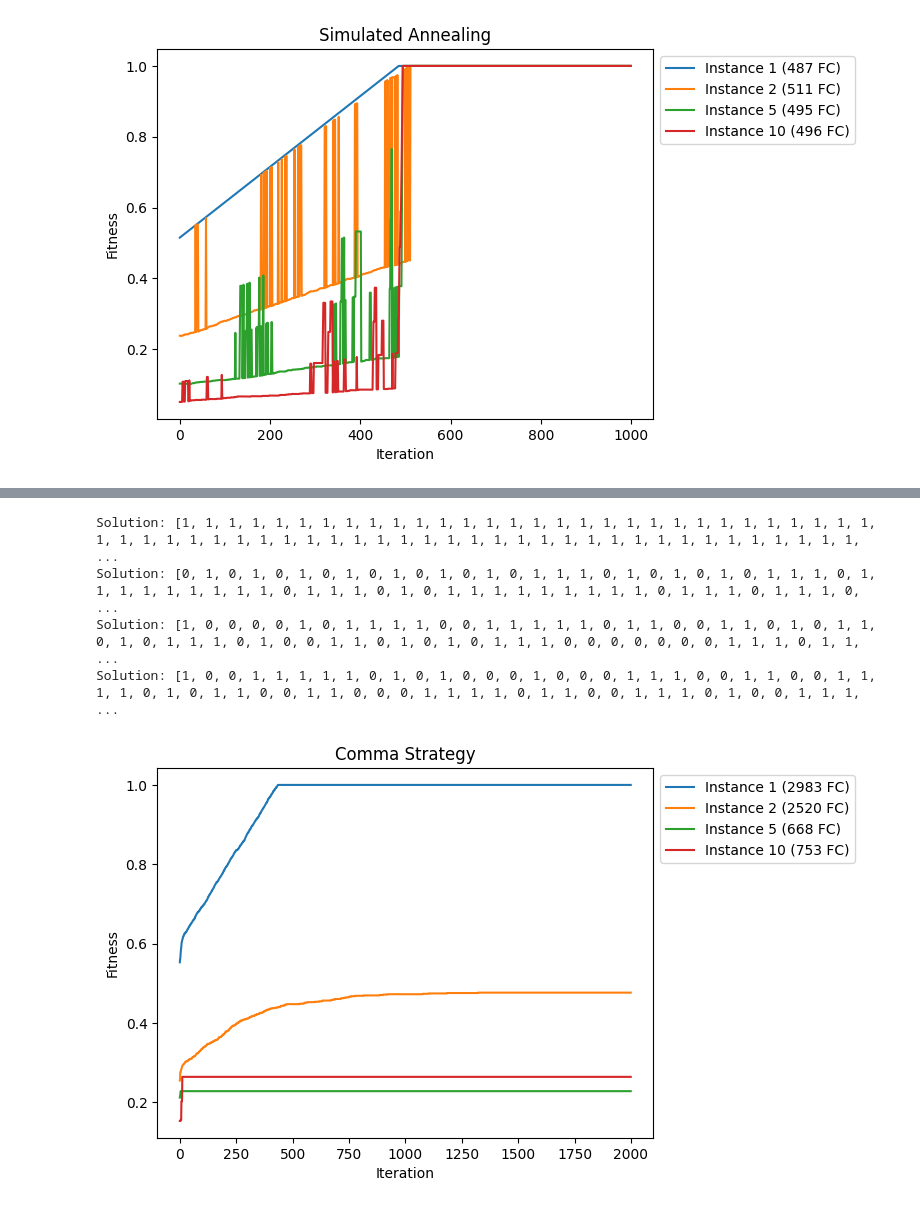
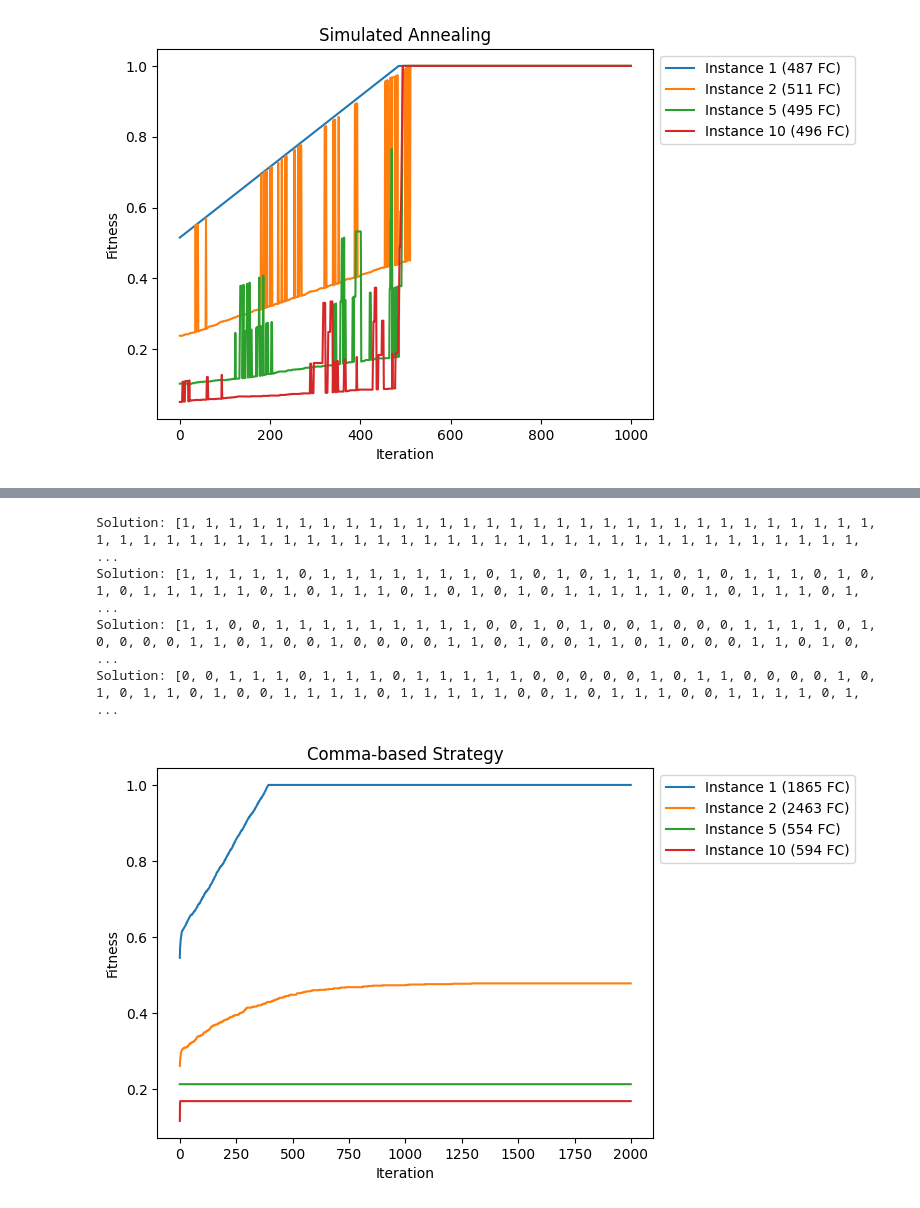
Before and after one commit to Guido-Pio-Natalizio/computational-intelligence, a Jupyter notebook: Lab 3 - Black Box Optimization/lab9.ipynb, the cells around one changed output, grey strips where cells are left out. Cells and saved outputs as stored; diff of their text form; code cells hidden in the pictures.

```diff
--- a/Lab 3 - Black Box Optimization/lab9.ipynb
+++ b/Lab 3 - Black Box Optimization/lab9.ipynb
@@ -184,10 +212,10 @@ Solution: [1, 1, 1, 1, 1, 1, 1, 1, 1, 1, 1, 1, 1, 1, 1, 1, 1, 1, 1, 1, 1, 1, 1,
 # %%
 def comma_es(eval, tweak=tweak):
-    LAMBDA = 30 # offpsring size
-    MU = 10 # population size
-    MUTATION_CHANCE = 0.05
-    TOUR_SIZE = 2
-    NUM_PARENTS = 2
+    OFFSPRING_SIZE = 30
+    POPULATION_SIZE = 10
+    MUTATION_RATE = 0.05
+    TOUR_SIZE = 5
+    NUM_PARENTS = 3
     GENERATIONS = 2_000
 
     def mutate(state):
@@ -197,7 +225,8 @@ def comma_es(eval, tweak=tweak):
     def xover(states):
         child = list()
         for i in range(1000):
-            child.append(choice([state[i] for state in states]))
+            chance = sum([state[i] for state in states])/len(states)
+            child.append(int(random() < chance))
         return child
 
 
@@ -210,7 +239,7 @@ def comma_es(eval, tweak=tweak):
             fitness[key] = eval(state)
         return fitness[key]
 
-    population = [choices([0, 1], k=1000) for _ in range(MU)]
+    population = [choices([0, 1], k=1000) for _ in range(POPULATION_SIZE)]
 
     def select_parent():
         candidates = [choice(population) for _ in range(TOUR_SIZE)]
@@ -219,8 +248,8 @@ def comma_es(eval, tweak=tweak):
 
     for _ in range(GENERATIONS):
         offspring = list()
-        for _ in range(LAMBDA):
-            if random() < MUTATION_CHANCE: # mutate
+        for _ in range(OFFSPRING_SIZE):
+            if random() < MUTATION_RATE: # mutate
                 parent = select_parent()
                 child = mutate(parent)
             else:
@@ -230,13 +259,13 @@ def comma_es(eval, tweak=tweak):
                 child = xover(parents)
             offspring.append(child)
         offspring.sort(key = evaluate, reverse=True)
-        population = offspring[: MU]
+        population = offspring[: POPULATION_SIZE]
         results.append(evaluate(population[0]))
     print("Solution:", population[0])
     return eval.calls, results
 # %%
 def plot_comma(*args):
-    plt.title("Comma Strategy")
+    plt.title("Comma-based Strategy")
     plt.xlabel("Iteration")
     plt.ylabel("Fitness")
     for arg in args:
@@ -256,8 +285,9 @@ Solution: [0, 0, 0, 0, 0, 0, 0, 0, 0, 1, 0, 1, 0, 0, 0, 0, 0, 0, 0, 0, 0, 0, 0,
 # %%
-plot_comma((comma_es(lab9_lib.make_problem(1), tweak=tweak_2), 1), (comma_es(lab9_lib.make_problem(2), tweak=tweak_2), 2), (comma_es(lab9_lib.make_problem(5), tweak=tweak_2), 5), (comma_es(lab9_lib.make_problem(10), tweak=tweak_2), 10))
+tweak_func = tweak_2
+plot_comma((comma_es(lab9_lib.make_problem(1), tweak=tweak_func), 1), (comma_es(lab9_lib.make_problem(2), tweak=tweak_func), 2), (comma_es(lab9_lib.make_problem(5), tweak=tweak_func), 5), (comma_es(lab9_lib.make_problem(10), tweak=tweak_func), 10))
 # %% [output]
 Solution: [1, 1, 1, 1, 1, 1, 1, 1, 1, 1, 1, 1, 1, 1, 1, 1, 1, 1, 1, 1, 1, 1, 1, 1, 1, 1, 1, 1, 1, 1, 1, 1, 1, 1, 1, 1, 1, 1, 1, 1, 1, 1, 1, 1, 1, 1, 1, 1, 1, 1, 1, 1, 1, 1, 1, 1, 1, 1, 1, 1, 1, 1, 1,  ...
-Solution: [0, 1, 0, 1, 0, 1, 0, 1, 0, 1, 0, 1, 0, 1, 0, 1, 1, 1, 0, 1, 0, 1, 0, 1, 0, 1, 1, 1, 0, 1, 1, 1, 1, 1, 1, 1, 1, 1, 0, 1, 1, 1, 0, 1, 0, 1, 1, 1, 1, 1, 1, 1, 1, 1, 0, 1, 1, 1, 0, 1, 1, 1, 0,  ...
-Solution: [1, 0, 0, 0, 0, 1, 0, 1, 1, 1, 1, 0, 0, 1, 1, 1, 1, 1, 0, 1, 1, 0, 0, 1, 1, 0, 1, 0, 1, 1, 0, 1, 0, 1, 1, 1, 0, 1, 0, 0, 1, 1, 0, 1, 0, 1, 0, 1, 1, 1, 0, 0, 0, 0, 0, 0, 0, 1, 1, 1, 0, 1, 1,  ...
-Solution: [1, 0, 0, 1, 1, 1, 1, 1, 0, 1, 0, 1, 0, 0, 0, 1, 0, 0, 0, 1, 1, 1, 0, 0, 1, 1, 0, 0, 1, 1, 1, 1, 0, 1, 0, 1, 1, 0, 0, 1, 1, 0, 0, 0, 1, 1, 1, 1, 0, 1, 1, 0, 0, 1, 1, 1, 0, 1, 0, 0, 1, 1, 1,  ...
+Solution: [1, 1, 1, 1, 1, 0, 1, 1, 1, 1, 1, 1, 1, 0, 1, 0, 1, 0, 1, 1, 1, 0, 1, 0, 1, 1, 1, 0, 1, 0, 1, 0, 1, 1, 1, 1, 1, 0, 1, 0, 1, 1, 1, 0, 1, 0, 1, 0, 1, 0, 1, 1, 1, 1, 1, 0, 1, 0, 1, 1, 1, 0, 1,  ...
+Solution: [1, 1, 0, 0, 1, 1, 1, 1, 1, 1, 1, 1, 1, 0, 0, 1, 0, 1, 0, 0, 1, 0, 0, 0, 1, 1, 1, 1, 0, 1, 0, 0, 0, 0, 1, 1, 0, 1, 0, 0, 1, 0, 0, 0, 0, 1, 1, 0, 1, 0, 0, 1, 1, 0, 1, 0, 0, 0, 1, 1, 0, 1, 0,  ...
+Solution: [0, 0, 1, 1, 1, 0, 1, 1, 1, 0, 1, 1, 1, 1, 1, 0, 0, 0, 0, 0, 1, 0, 1, 1, 0, 0, 0, 0, 1, 0, 1, 0, 1, 1, 0, 1, 0, 0, 1, 1, 1, 1, 0, 1, 1, 1, 1, 1, 0, 0, 1, 0, 1, 1, 1, 0, 0, 1, 1, 1, 1, 0, 1,  ...
-[figure, old version]
+[figure, new version]
```
Also changed, not shown: parts of 23 cells of this notebook.
